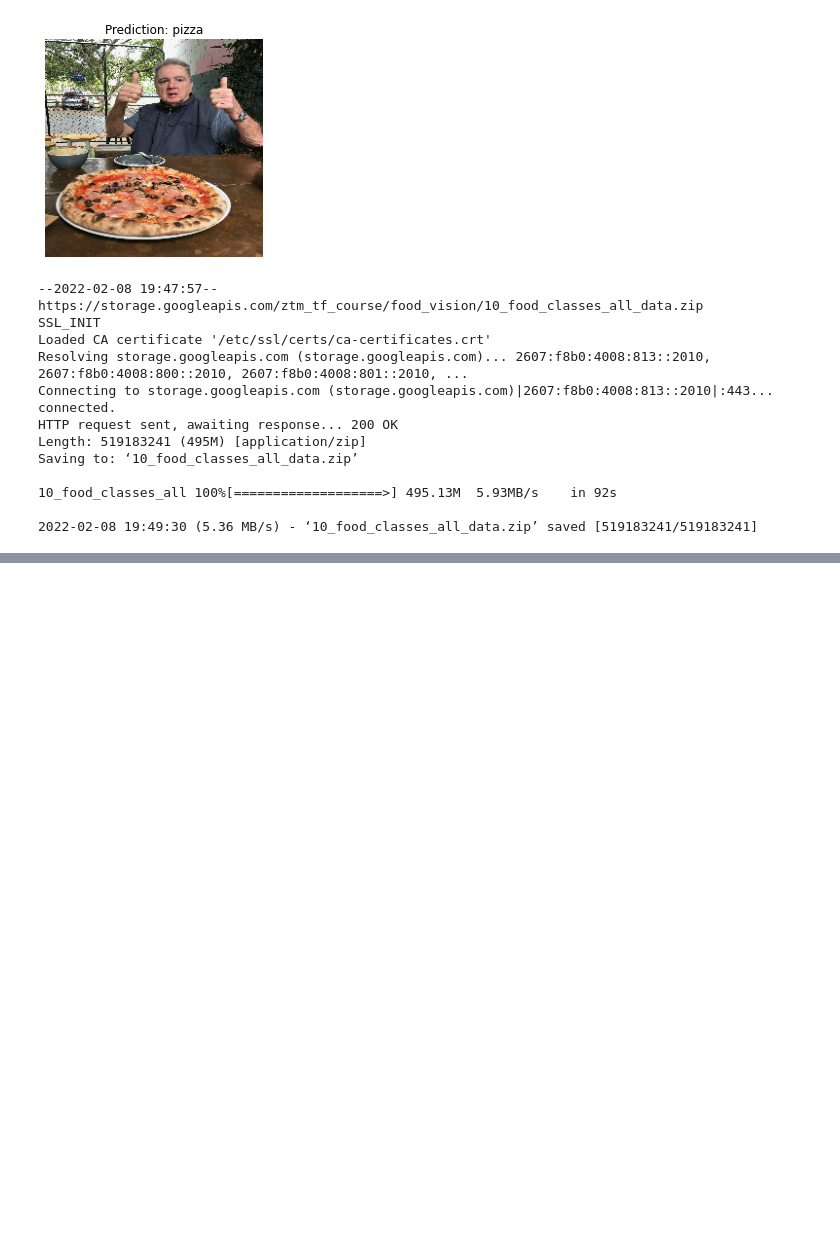
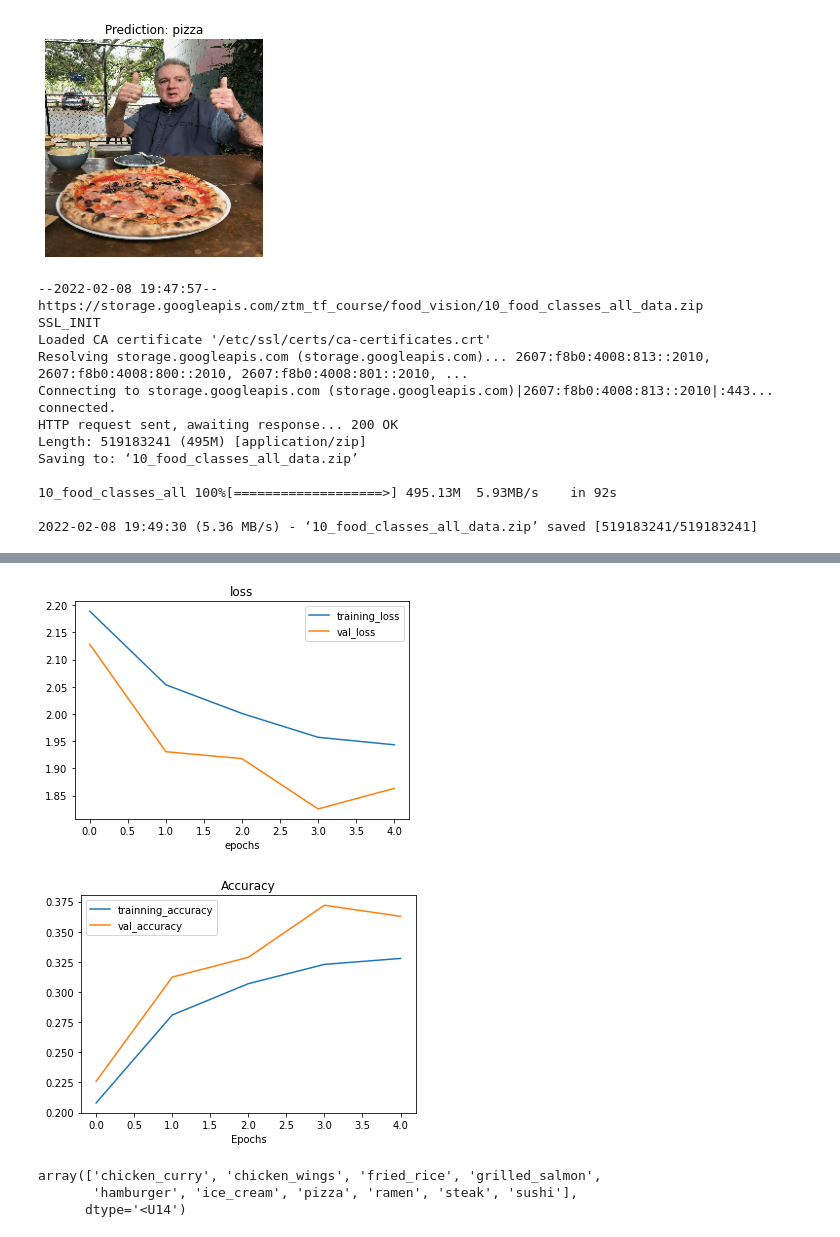
Before and after one commit to JeanFraga/tensorflow-deep-learning, a Jupyter notebook: 03 Convolutional Networks and Computer VIsion.ipynb, the cells around one changed output, grey strips where cells are left out. Cells and saved outputs as stored; diff of their text form; code cells hidden in the pictures; blank space fills up the shorter version.

```diff
--- a/03 Convolutional Networks and Computer VIsion.ipynb
+++ b/03 Convolutional Networks and Computer VIsion.ipynb
@@ -861,0 +1030,15 @@ Saving to: ‘10_food_classes_all_data.zip’
+# %%
+# Clone the model (use the same architecture)
+model_11 = tf.keras.models.clone_model(model_10)
+
+# Compile the cloned model (same setup as used for model_10)
+model_11.compile(loss="categorical_crossentropy",
+              optimizer=tf.keras.optimizers.Adam(),
+              metrics=["accuracy"])
+
+# Fit the model
+history_11 = model_11.fit(train_data_augmented, # use augmented data
+                          epochs=5,
+                          steps_per_epoch=len(train_data_augmented),
+                          validation_data=test_data,
+                          validation_steps=len(test_data))
@@ -861,0 +1056,13 @@ Saving to: ‘10_food_classes_all_data.zip’
+# %%
+# Check out our model's performance with augmented data
+plot_loss_curves(history_11)
+# %% [output]
+[figure, added]
+[figure, added]
+# %%
+# What classes has our model been trained on?
+class_names
+# %% [output]
+array(['chicken_curry', 'chicken_wings', 'fried_rice', 'grilled_salmon',
+       'hamburger', 'ice_cream', 'pizza', 'ramen', 'steak', 'sushi'],
+      dtype='<U14')
```
Also changed, not shown: parts of 26 cells of this notebook, 1 other file.
